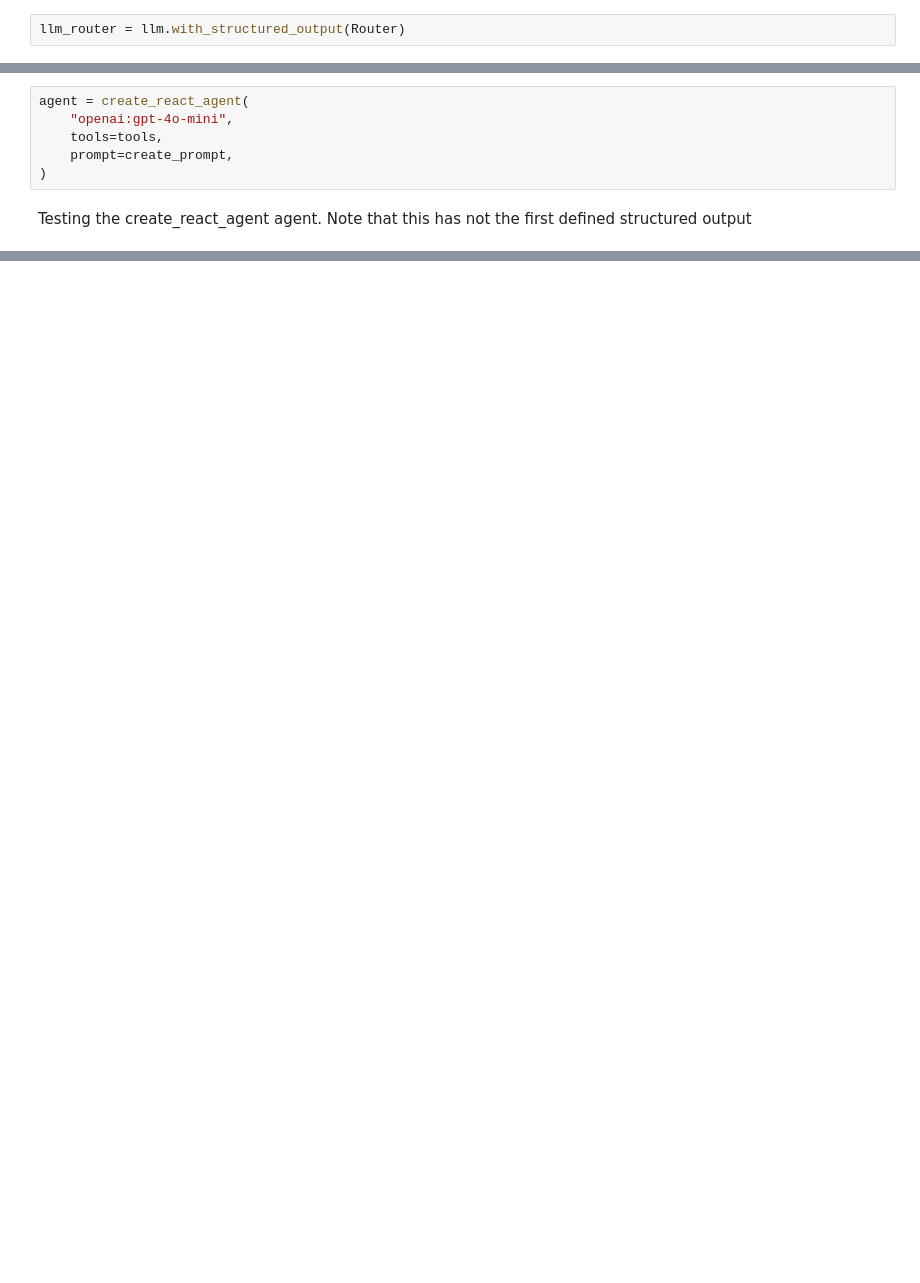
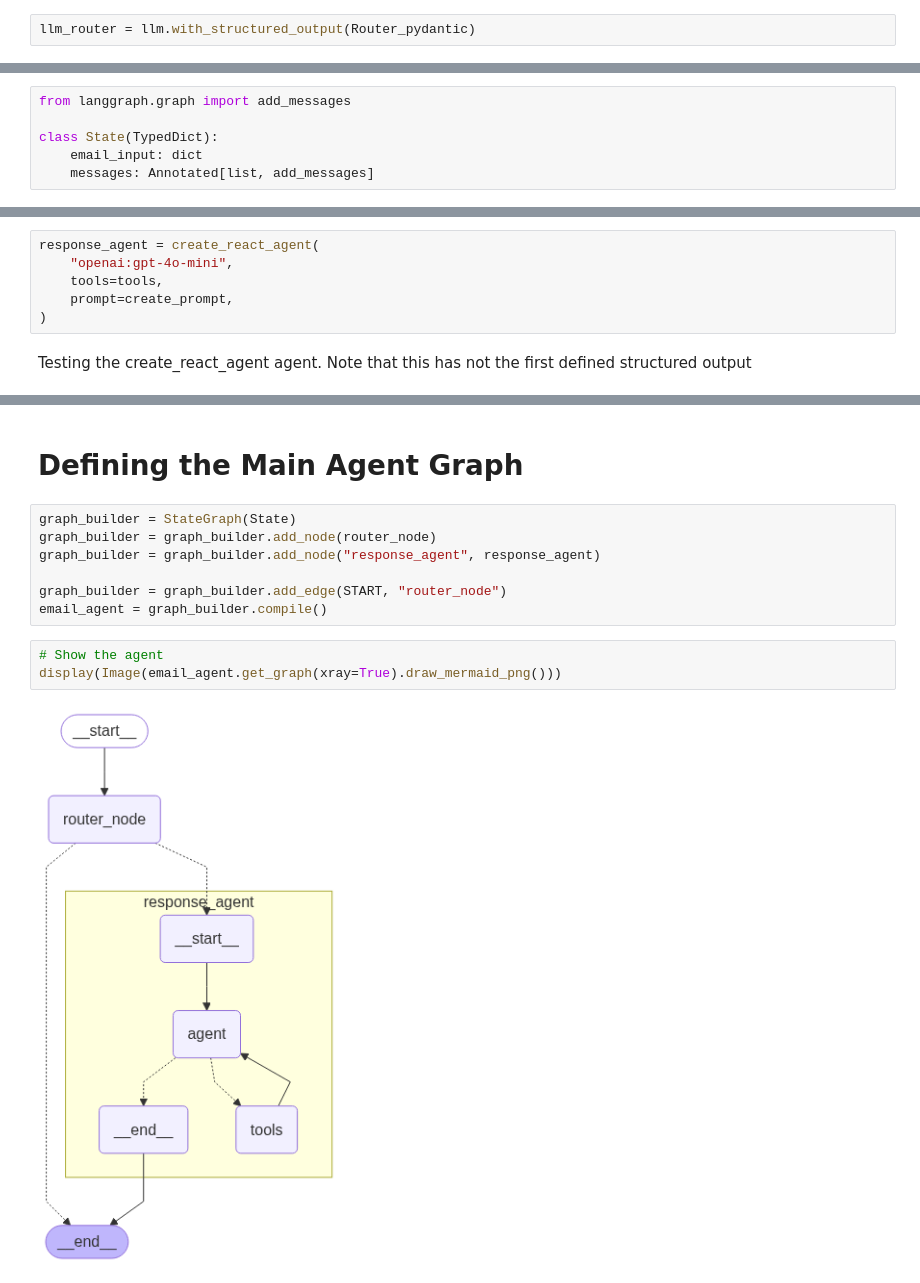
Before and after one commit to santijob2022/testing-creating-agents, a Jupyter notebook: AgentsWithMemory/prototype_folder/prototype.ipynb, the cells around one changed output, grey strips where cells are left out. Saved outputs shown, nothing was run; the diff lists cells and outputs as text; blank space fills up the shorter version.

Commit message:
Initial main graph with subgraph create_react_agent finished

```diff
--- a/AgentsWithMemory/prototype_folder/prototype.ipynb
+++ b/AgentsWithMemory/prototype_folder/prototype.ipynb
@@ -71,7 +78,7 @@ class Router(BaseModel):
         "'respond' for emails that need a reply",
     )
 # %%
-llm_router = llm.with_structured_output(Router)
+llm_router = llm.with_structured_output(Router_pydantic)
 # %%
 llm_router
 # %% [output]
@@ -172,0 +186,6 @@ You have access to the following tools to help manage {name}'s communications an
+# %%
+from langgraph.graph import add_messages
+
+class State(TypedDict):
+    email_input: dict
+    messages: Annotated[list, add_messages]
@@ -179,7 +201,7 @@ from langgraph.prebuilt import create_react_agent
 # %%
 tools=[write_email, schedule_meeting, check_calendar_availability]
 # %%
-agent = create_react_agent(
+response_agent = create_react_agent(
     "openai:gpt-4o-mini",
     tools=tools,
     prompt=create_prompt,
@@ -201,0 +280,14 @@ You are available at 9:00 AM on Tuesday.
+# %% [markdown]
+# Defining the Main Agent Graph
+# %%
+graph_builder = StateGraph(State)
+graph_builder = graph_builder.add_node(router_node)
+graph_builder = graph_builder.add_node("response_agent", response_agent)
+
+graph_builder = graph_builder.add_edge(START, "router_node")
+email_agent = graph_builder.compile()
+# %%
+# Show the agent
+display(Image(email_agent.get_graph(xray=True).draw_mermaid_png()))
+# %% [output]
+[figure, added]
```
Also changed, not shown: parts of 19 cells of this notebook.
